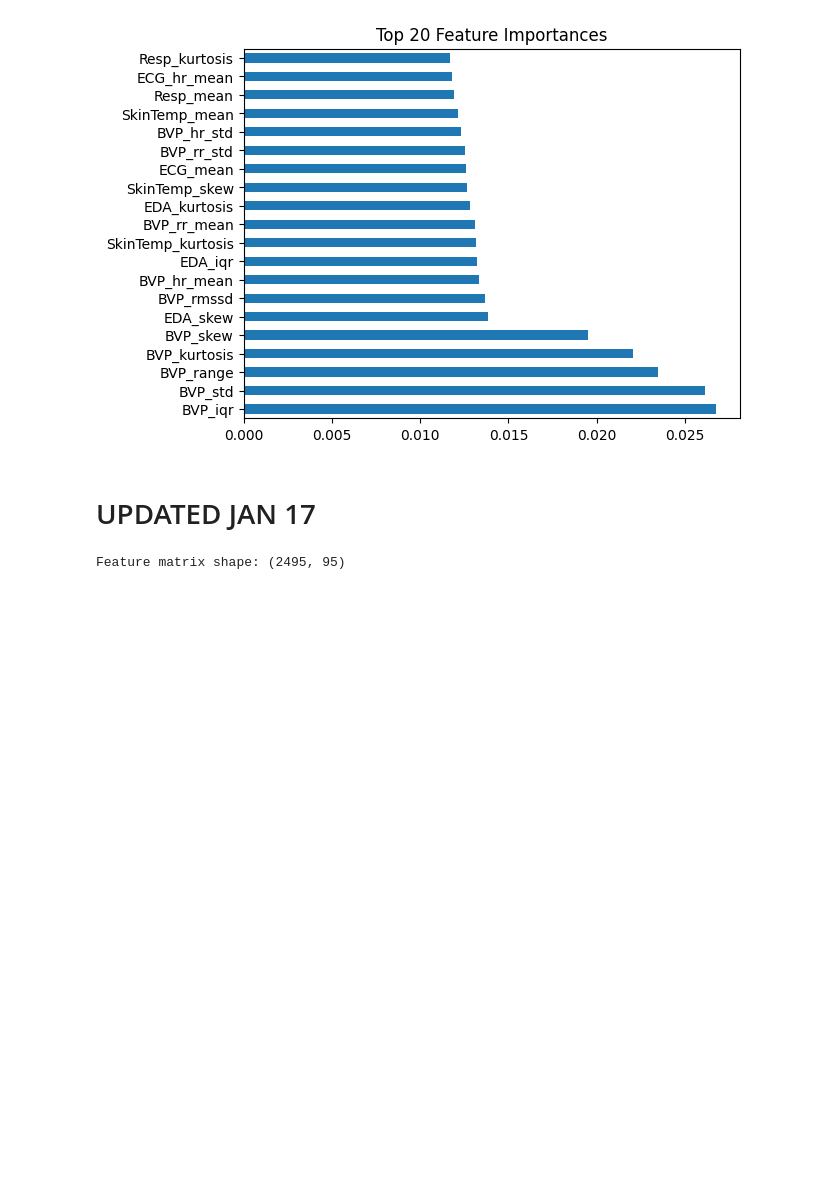
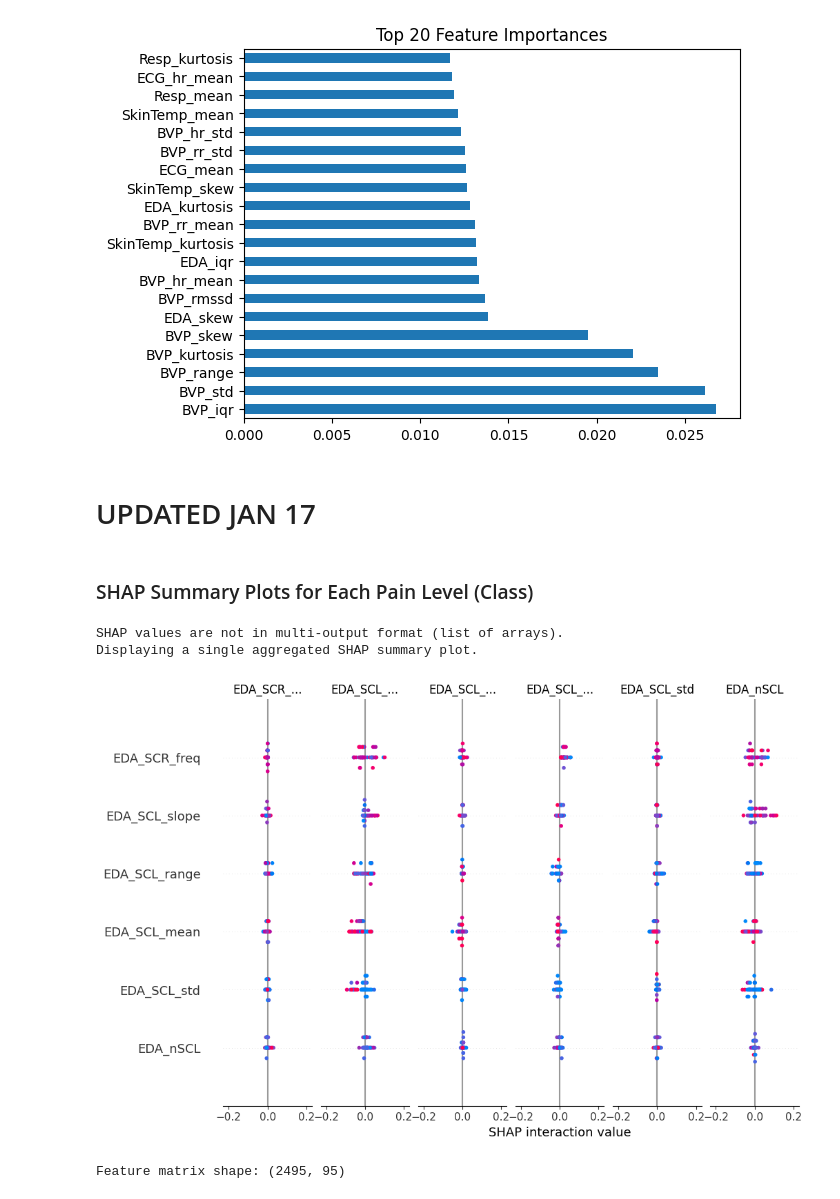
Before and after one commit to kundana12345/PainAI, a Jupyter notebook: Pain_Recognition_with_Experimental_Dataset_Explainability.ipynb, the cells around one changed output. Cells and saved outputs as stored; diff of their text form; code cells hidden in the pictures; blank space fills up the shorter version.

```diff
--- a/Pain_Recognition_with_Experimental_Dataset_Explainability.ipynb
+++ b/Pain_Recognition_with_Experimental_Dataset_Explainability.ipynb
@@ -427,8 +210,0 @@ Confusion matrix (rows=true, cols=pred):
-# %%
-import shap
-
-
-explainer = shap.TreeExplainer(rf)
-shap_values = explainer.shap_values(X_test_imp)
-
-print("Classes for SHAP:", rf.classes_)
@@ -699,6 +432,32 @@ plt.show()
 [figure]
 # %% [markdown]
 # UPDATED JAN 17
+# %% [markdown]
+### SHAP Summary Plots for Each Pain Level (Class)
+# %%
+if isinstance(shap_values, list):
+    # Assumes shap_values is a list of arrays for multi-output models
+    class_names = [f'Pain Level {c}' for c in np.unique(y)] # Assuming y has unique values 0-5
+
+    for i, shap_vals_class in enumerate(shap_values):
+        if i < len(class_names):
+            print(f"\nSummary Plot for {class_names[i]}")
+            shap.summary_plot(
+                shap_vals_class,
+                X_test,
+                feature_names=X_feat.columns,
+                show=False # Prevent immediate display to allow adding title
+            )
+            plt.title(f'Feature Importance for {class_names[i]}')
+            plt.show()
+else:
+    print("SHAP values are not in multi-output format (list of arrays).")
+    print("Displaying a single aggregated SHAP summary plot.")
+    shap.summary_plot(shap_values, X_test, feature_names=X_feat.columns)
+# %% [output]
+SHAP values are not in multi-output format (list of arrays).
+Displaying a single aggregated SHAP summary plot.
+[figure, added]
 # %%
 import numpy as np
 import pandas as pd
```
Also changed, not shown: parts of 46 cells of this notebook.
